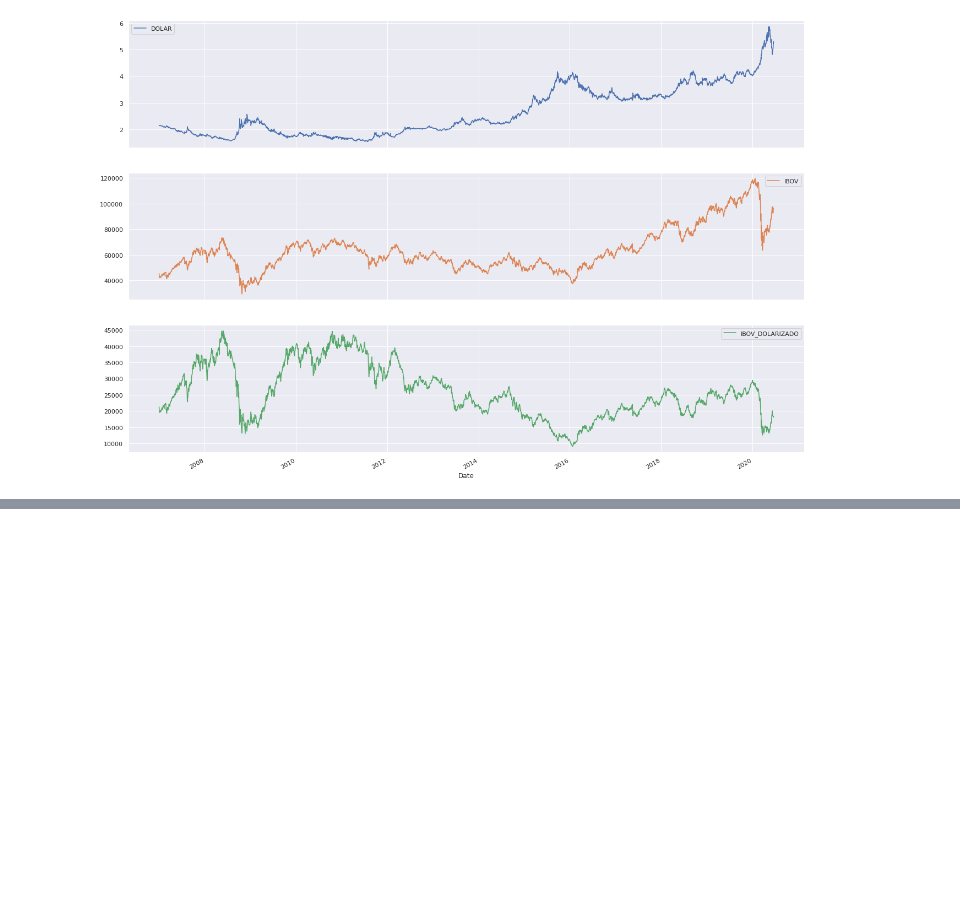
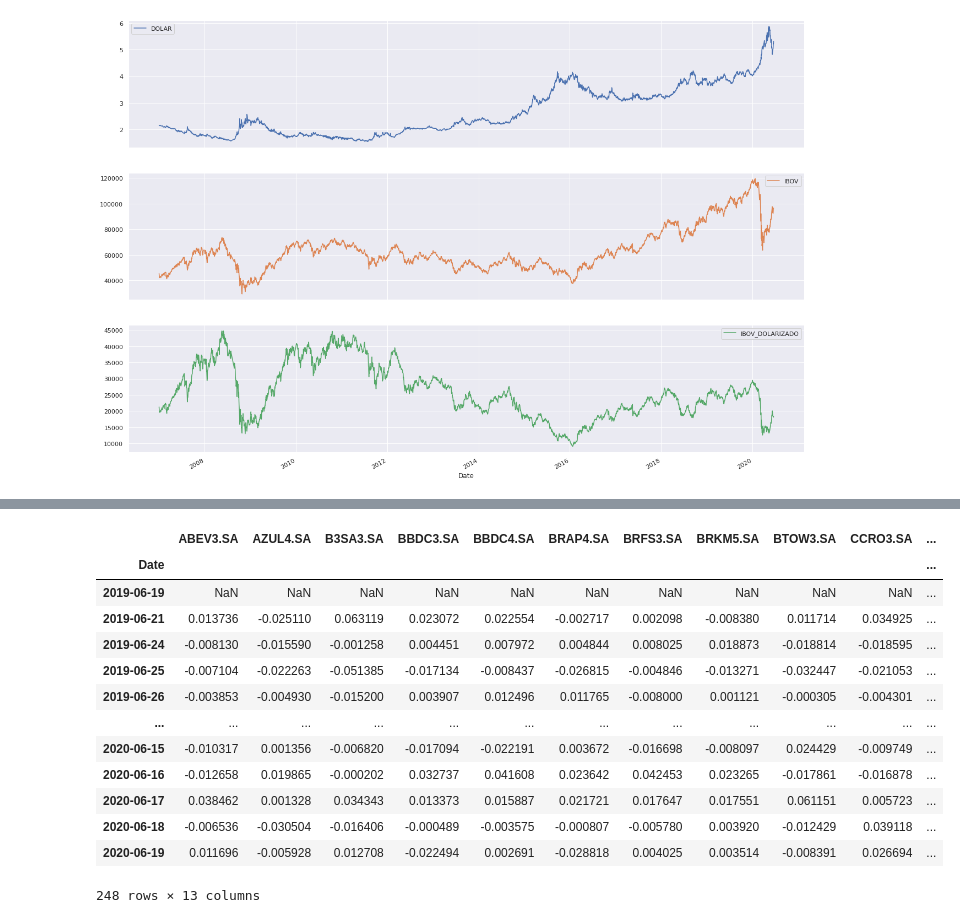
Before and after one commit to Rodcbatista/Analises_investimentos, a Jupyter notebook: Python_para_Investimentos.ipynb, the cells around one changed output, grey strips where cells are left out. Cells and saved outputs as stored; diff of their text form; code cells hidden in the pictures; blank space fills up the shorter version.

```diff
--- a/Python_para_Investimentos.ipynb
+++ b/Python_para_Investimentos.ipynb
@@ -289,0 +458,18 @@ array([<matplotlib.axes._subplots.AxesSubplot object at 0x...>,
+# %%
+  retorno = dados_yahoo.pct_change()
+  retorno
+# %% [output]
+|  | ABEV3.SA | AZUL4.SA | B3SA3.SA | BBDC3.SA | BBDC4.SA | BRAP4.SA | BRFS3.SA | BRKM5.SA | BTOW3.SA | CCRO3.SA | ... |
+| Date |  |  |  |  |  |  |  |  |  |  | ... |
+| 2019-06-19 | NaN | NaN | NaN | NaN | NaN | NaN | NaN | NaN | NaN | NaN | ... |
+| 2019-06-21 | 0.013736 | -0.025110 | 0.063119 | 0.023072 | 0.022554 | -0.002717 | 0.002098 | -0.008380 | 0.011714 | 0.034925 | ... |
+| 2019-06-24 | -0.008130 | -0.015590 | -0.001258 | 0.004451 | 0.007972 | 0.004844 | 0.008025 | 0.018873 | -0.018814 | -0.018595 | ... |
+| 2019-06-25 | -0.007104 | -0.022263 | -0.051385 | -0.017134 | -0.008437 | -0.026815 | -0.004846 | -0.013271 | -0.032447 | -0.021053 | ... |
+| 2019-06-26 | -0.003853 | -0.004930 | -0.015200 | 0.003907 | 0.012496 | 0.011765 | -0.008000 | 0.001121 | -0.000305 | -0.004301 | ... |
+| ... | ... | ... | ... | ... | ... | ... | ... | ... | ... | ... | ... |
+| 2020-06-15 | -0.010317 | 0.001356 | -0.006820 | -0.017094 | -0.022191 | 0.003672 | -0.016698 | -0.008097 | 0.024429 | -0.009749 | ... |
+| 2020-06-16 | -0.012658 | 0.019865 | -0.000202 | 0.032737 | 0.041608 | 0.023642 | 0.042453 | 0.023265 | -0.017861 | -0.016878 | ... |
+| 2020-06-17 | 0.038462 | 0.001328 | 0.034343 | 0.013373 | 0.015887 | 0.021721 | 0.017647 | 0.017551 | 0.061151 | 0.005723 | ... |
+| 2020-06-18 | -0.006536 | -0.030504 | -0.016406 | -0.000489 | -0.003575 | -0.000807 | -0.005780 | 0.003920 | -0.012429 | 0.039118 | ... |
+| 2020-06-19 | 0.011696 | -0.005928 | 0.012708 | -0.022494 | 0.002691 | -0.028818 | 0.004025 | 0.003514 | -0.008391 | 0.026694 | ... |
+248 rows × 13 columns
```
Also changed, not shown: parts of 19 cells of this notebook.
